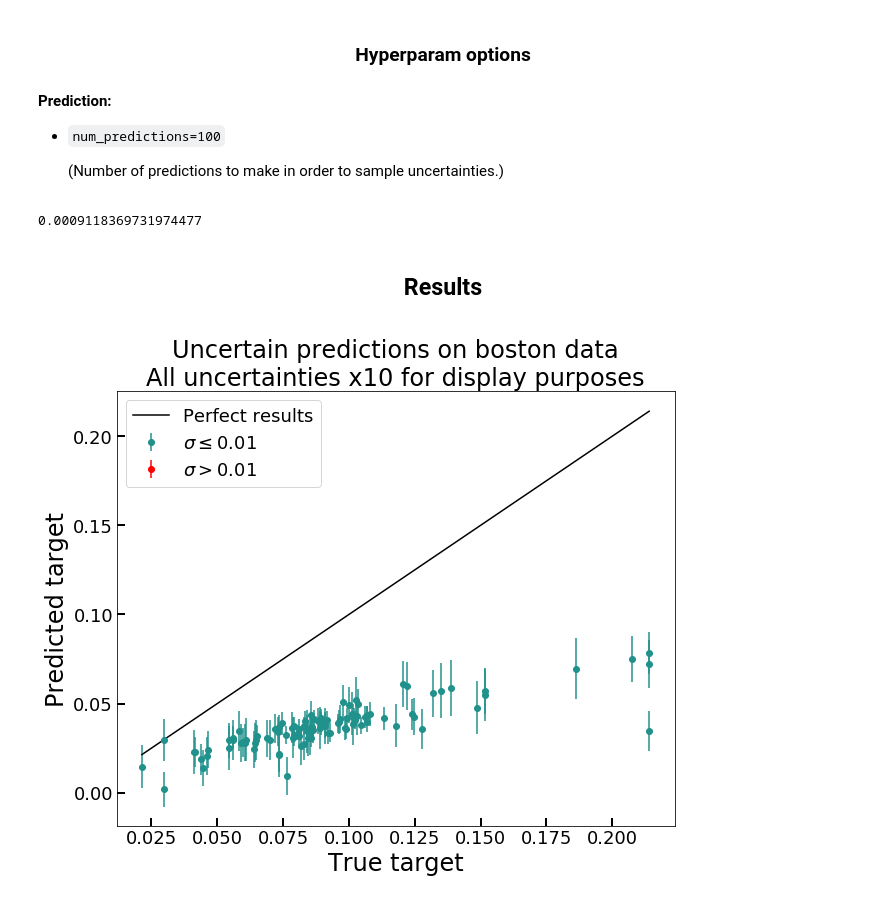
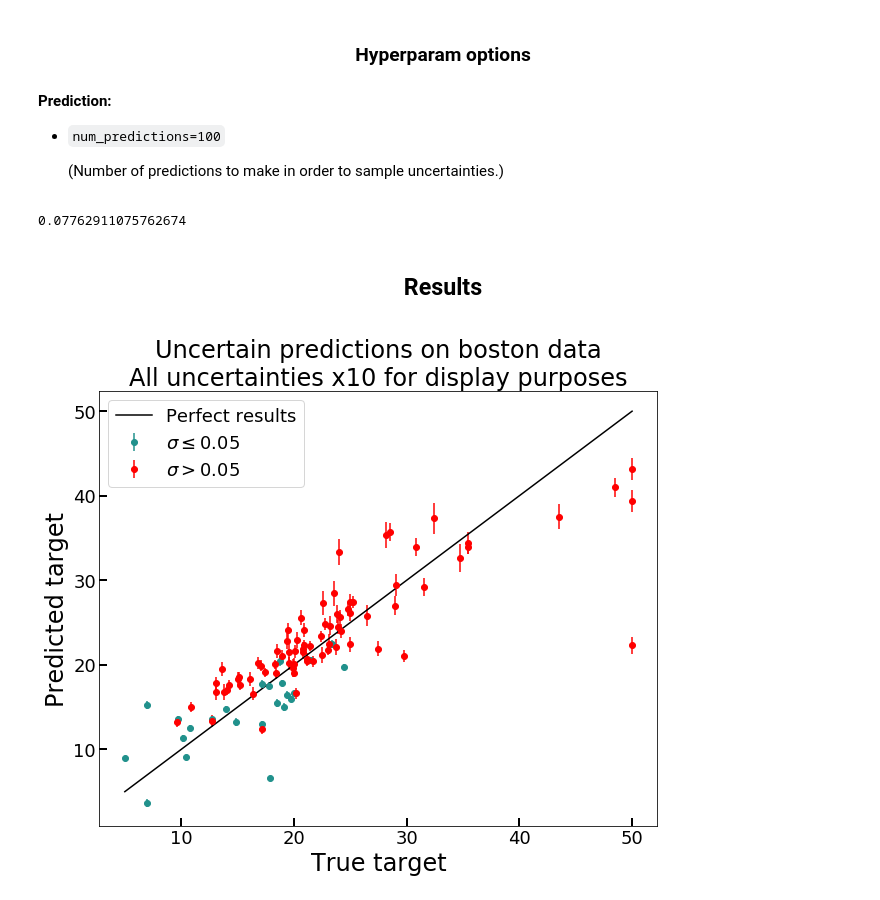
Before and after one commit to GANdy-team/GANdy, a Jupyter notebook: examples/gan_demo.ipynb, the cells around one changed output. Saved outputs shown, nothing was run; the diff lists cells and outputs as text; code cells hidden in the pictures.

````diff
--- a/examples/gan_demo.ipynb
+++ b/examples/gan_demo.ipynb
@@ -42,3 +42,7 @@ Ys_test = Ys_test.T
+# %%
+SCALE = np.max(Ys_train)
+Ys_train = Ys_train.reshape(-1, 1)/SCALE
+Ys_test = Ys_test.reshape(-1, 1)/SCALE
 # %%
 xshape = (Xs_train.shape[1],)  # remove zero dimension
 print(xshape)
@@ -81,7 +85,7 @@ print(yshape)
 - ```bias_constraint=None```
 # %%
 # todo why specifying learning rate make non nan loss
-GAN = gans.GAN(xshape=xshape, yshape=yshape, noise_shape=(5,), learning_rate=1e-4)
+GAN = gans.GAN(xshape=xshape, yshape=yshape, noise_shape=(5,), learning_rate=5e-5)
 # %% [output]
 Passing learning_rate as deepchem model init kwargs.
   f"\nPassing {key} as deepchem model init kwargs.")
@@ -162,11 +166,15 @@ plt.show()
 
     (Number of predictions to make in order to sample uncertainties.)
 # %%
-uc_threshold = 0.01
+uc_threshold = 0.05
 preds, uncs, flags = GAN.predict(Xs_test, uc_threshold = uc_threshold)
 print(np.average(uncs))
 # %% [output]
-0.0009118369731974477
+0.07762911075762674
+# %%
+# inverses transform y data
+preds = preds*SCALE
+Ys_test = Ys_test*SCALE
 # %% [markdown]
 ## <p style="text-align: center;"> Results </p>
 # %%
@@ -175,36 +183,36 @@ fig, ax = plt.subplots(figsize=(10,8))
 
 # plotting predicted vs true
 # scatter
 ax.errorbar(Ys_test.reshape(-1,1)[np.invert(flags)], preds[np.invert(flags)],
-            yerr = uncs[np.invert(flags)]*10, ls='none',
+            yerr = 10*uncs[np.invert(flags)], ls='none',
             c=plt.cm.viridis(0.5), marker='o',
             label=f'$\sigma \leq {uc_threshold}$')
 
 ax.errorbar(Ys_test.reshape(-1,1)[flags], preds[flags],
-            yerr = uncs[flags]*10, ls='none',
+            yerr = 10*uncs[flags], ls='none',
             c='r', marker='o',
             label=f'$\sigma > {uc_threshold}$')
 
 min_y, max_y = np.min(Ys_test.reshape(-1,1)), np.max(Ys_test.reshape(-1,1))
 # perfect results
 x = np.linspace(min_y, max_y, 100)
 ax.plot(x, x, 'k-', label= "Perfect results")
 
 # axes labels formatting
 ax.set_xlabel('True target', fontsize=24)
 ax.set_ylabel('Predicted target', fontsize=24)
 
 # tick formatting
 plt.setp(ax.get_xticklabels(), fontsize=18)
 plt.setp(ax.get_yticklabels(), fontsize=18)
 ax.tick_params(direction='in', width=2, length=8)
 
 # legend & title
 plt.legend(fontsize=18)
 plt.title('Uncertain predictions on boston data\nAll uncertainties x10 for display purposes', size=24)
 plt.show()
 # %% [output]
-[figure, old version]
+[figure, new version]
 # %%
 import altair as alt
 import pandas as pd
````
Also changed, not shown: parts of 3 cells of this notebook.
